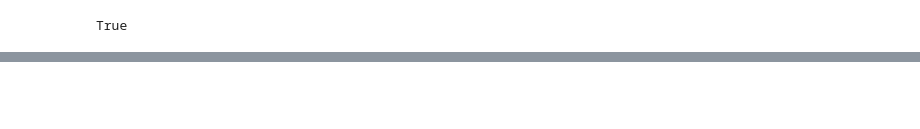
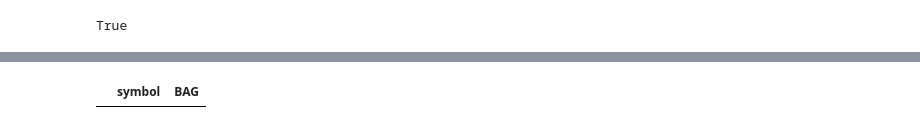
Before and after one commit to thibgl/copy, a Jupyter notebook: back/test.ipynb, the cells around one changed output, grey strips where cells are left out. Cells and saved outputs as stored; diff of their text form; code cells hidden in the pictures; blank space fills up the shorter version.

```diff
--- a/back/test.ipynb
+++ b/back/test.ipynb
@@ -554,0 +663,4 @@ positions_changed
+# %%
+user_mix
+# %% [output]
+|  | symbol | BAG |
```
Also changed, not shown: parts of 14 cells of this notebook, 7 other files.
